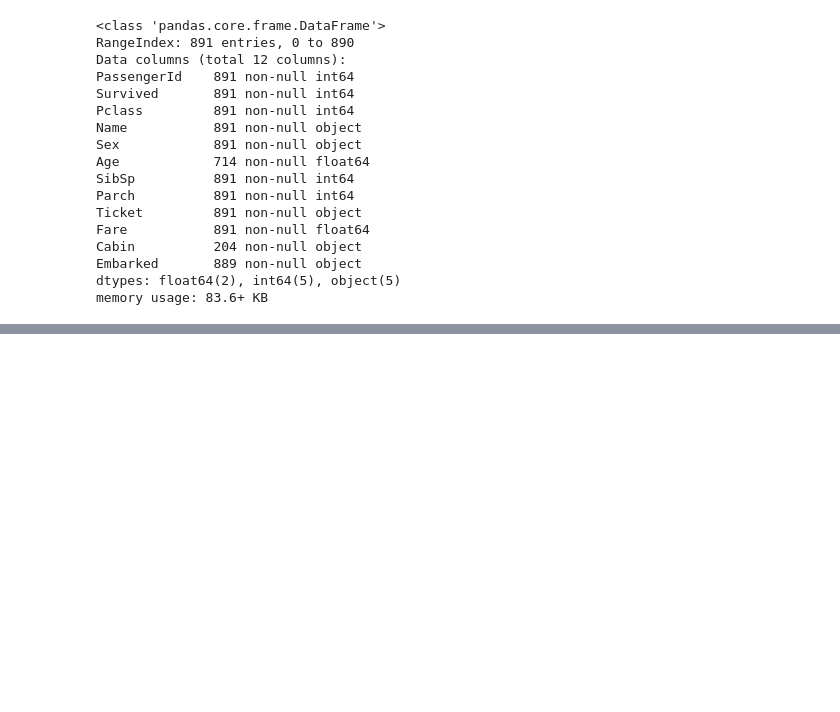
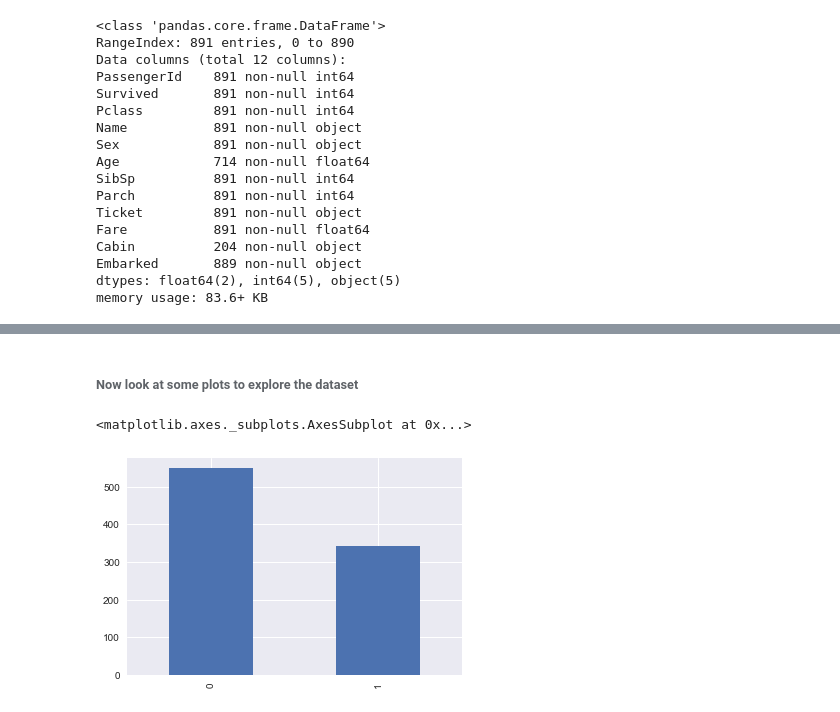
Before and after one commit to darshshah/titanic-survival, a Jupyter notebook: Titanic Data Analysis.ipynb, the cells around one changed output, grey strips where cells are left out. Drawn from its saved outputs; the diff is of its cells as text; code cells hidden in the pictures; blank space fills up the shorter version.

```diff
--- a/Titanic Data Analysis.ipynb
+++ b/Titanic Data Analysis.ipynb
@@ -63,0 +65,8 @@ df.describe()
+# %% [markdown]
+###### Now look at some plots to explore the dataset
+# %%
+# This is the target column.
+df.Survived.value_counts().plot(kind="bar")
+# %% [output]
+<matplotlib.axes._subplots.AxesSubplot at 0x...>
+[figure, added]
```
Also changed, not shown: parts of 19 cells of this notebook.
